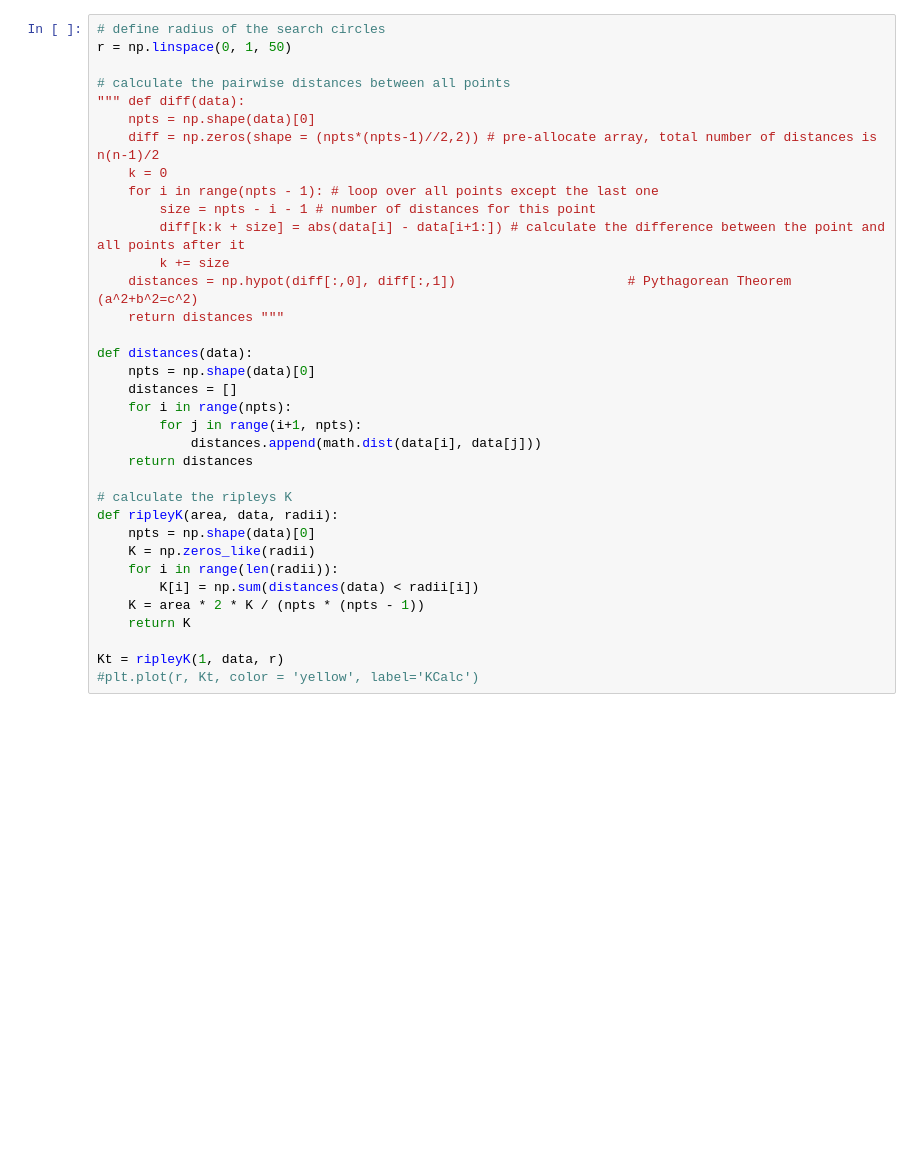
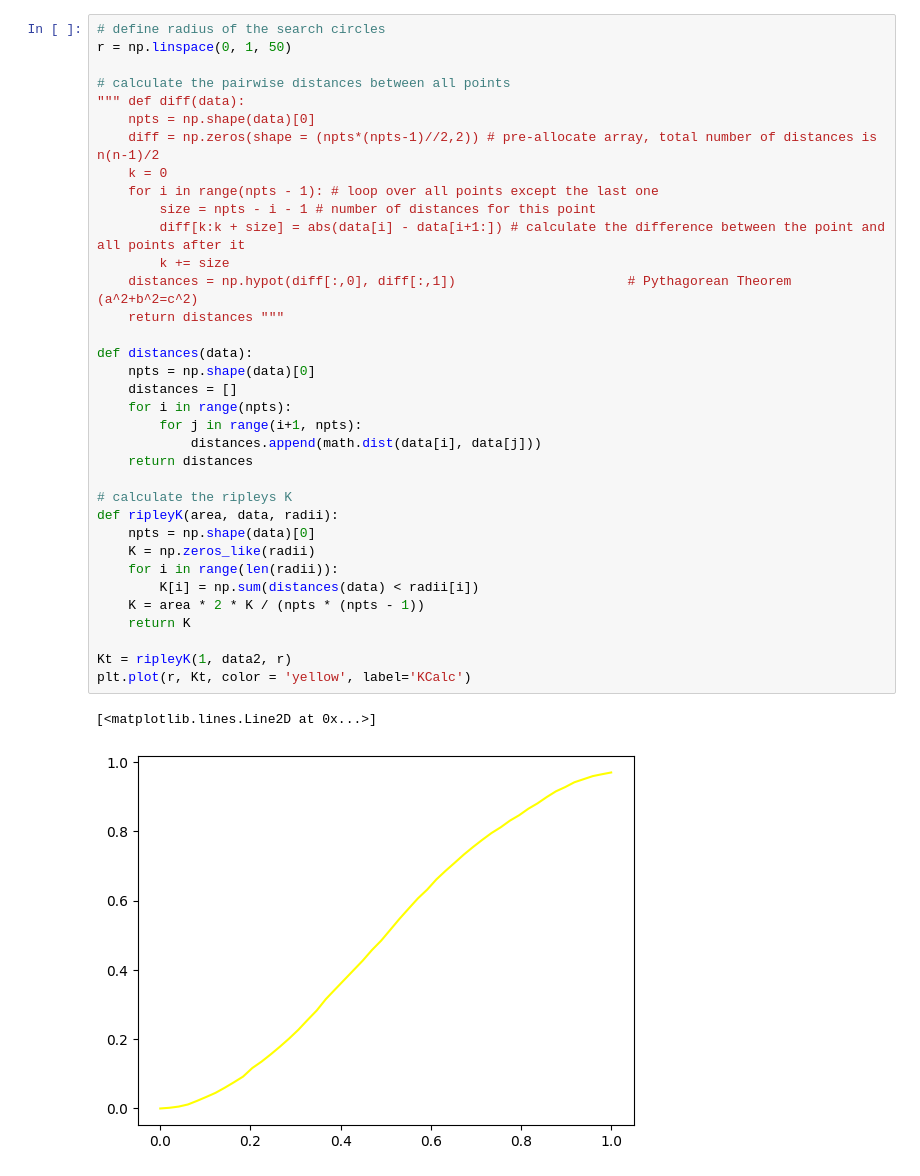
Before and after one commit to Muhanzhaokmp228/Bachelor-project, a Jupyter notebook: Code/Ripley K in 2d.ipynb, the cells around one changed output. Drawn from its saved outputs; the diff is of its cells as text; blank space fills up the shorter version.

```diff
--- a/Code/Ripley K in 2d.ipynb
+++ b/Code/Ripley K in 2d.ipynb
@@ -37,32 +46,35 @@ r = np.linspace(0, 1, 50)
 
 # calculate the pairwise distances between all points
 """ def diff(data):
     npts = np.shape(data)[0]
     diff = np.zeros(shape = (npts*(npts-1)//2,2)) # pre-allocate array, total number of distances is n(n-1)/2
     k = 0
     for i in range(npts - 1): # loop over all points except the last one
         size = npts - i - 1 # number of distances for this point
         diff[k:k + size] = abs(data[i] - data[i+1:]) # calculate the difference between the point and all points after it
         k += size
     distances = np.hypot(diff[:,0], diff[:,1])                      # Pythagorean Theorem (a^2+b^2=c^2)
     return distances """
 
 def distances(data):
     npts = np.shape(data)[0]
     distances = []
     for i in range(npts):
         for j in range(i+1, npts):
             distances.append(math.dist(data[i], data[j]))
     return distances
 
 # calculate the ripleys K
 def ripleyK(area, data, radii):
     npts = np.shape(data)[0]
     K = np.zeros_like(radii)
     for i in range(len(radii)):
         K[i] = np.sum(distances(data) < radii[i])
     K = area * 2 * K / (npts * (npts - 1))
     return K
 
-Kt = ripleyK(1, data, r)
-#plt.plot(r, Kt, color = 'yellow', label='KCalc')
+Kt = ripleyK(1, data2, r)
+plt.plot(r, Kt, color = 'yellow', label='KCalc')
+# %% [output]
+[<matplotlib.lines.Line2D at 0x...>]
+[figure, added]
```
Also changed, not shown: parts of 4 cells of this notebook, 2 other files.
